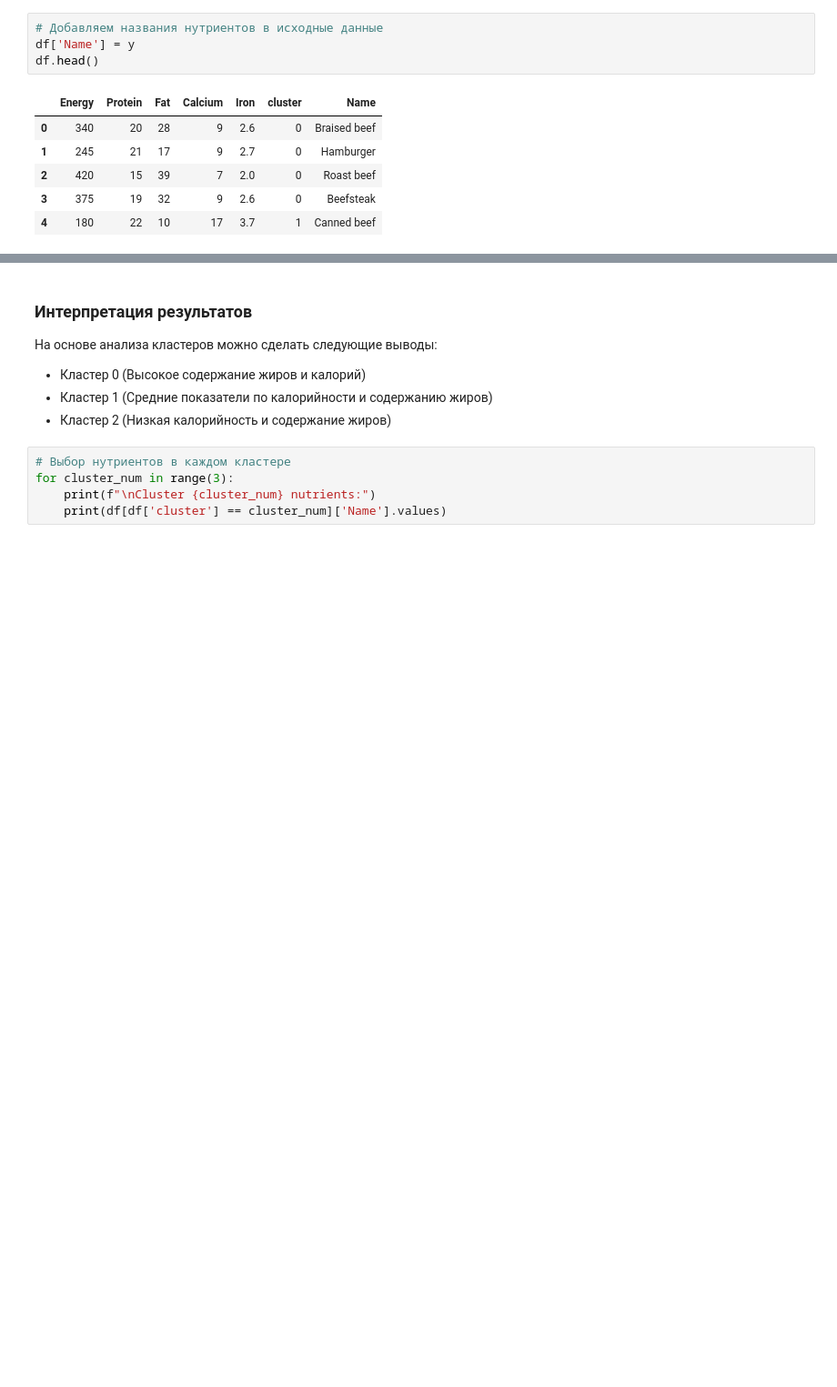
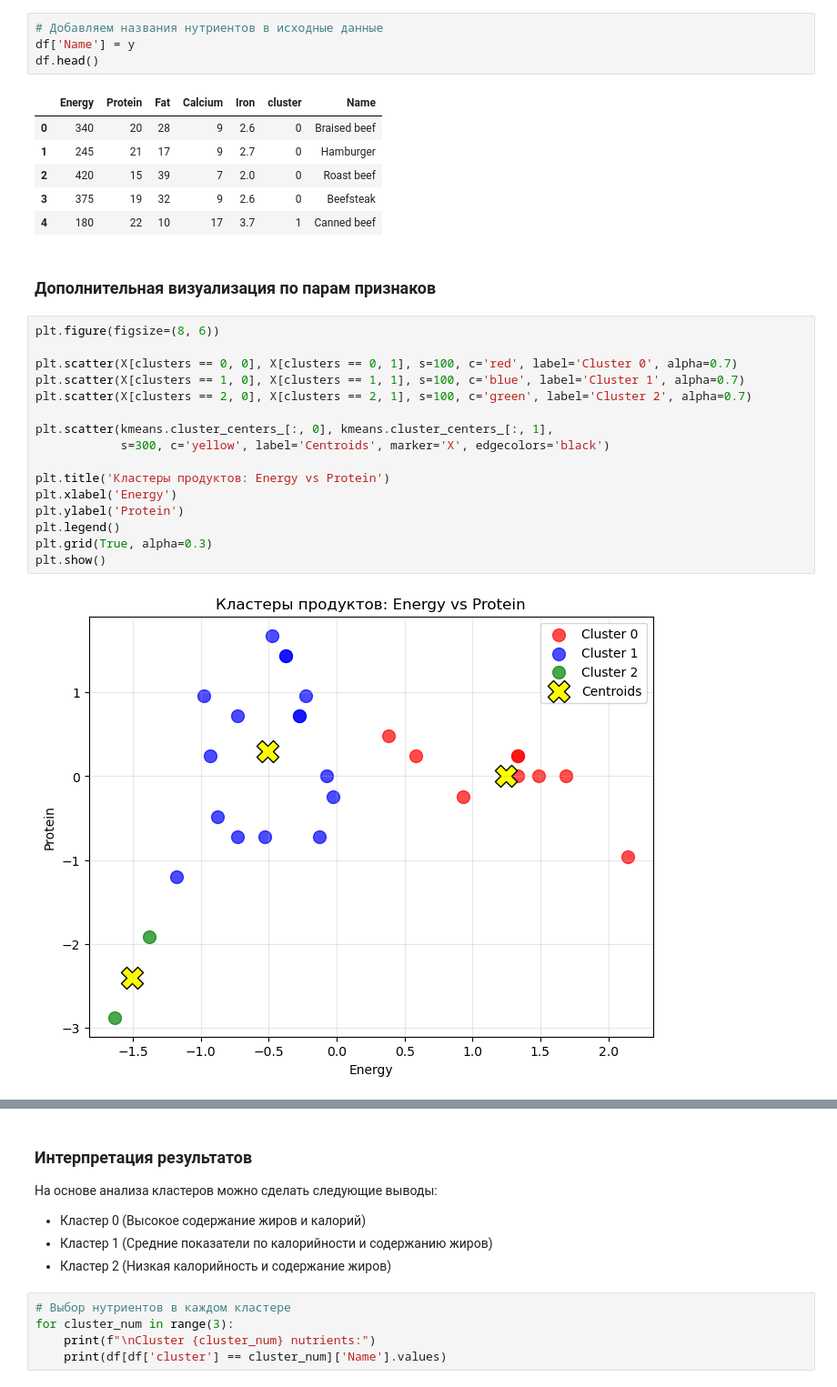
Before and after one commit to VlasovVasylii/Machine-Learning, a Jupyter notebook: lr5.ipynb, the cells around one changed output, grey strips where cells are left out. Shown at 91% size. Drawn from its saved outputs; the diff is of its cells as text; blank space fills up the shorter version.

```diff
--- a/lr5.ipynb
+++ b/lr5.ipynb
@@ -226,3 +226,23 @@ df.head()
 | 2 | 420 | 15 | 39 | 7 | 2.0 | 0 | Roast beef |
 | 3 | 375 | 19 | 32 | 9 | 2.6 | 0 | Beefsteak |
 | 4 | 180 | 22 | 10 | 17 | 3.7 | 1 | Canned beef |
+# %% [markdown]
+### Дополнительная визуализация по парам признаков
+# %%
+plt.figure(figsize=(8, 6))
+
+plt.scatter(X[clusters == 0, 0], X[clusters == 0, 1], s=100, c='red', label='Cluster 0', alpha=0.7)
+plt.scatter(X[clusters == 1, 0], X[clusters == 1, 1], s=100, c='blue', label='Cluster 1', alpha=0.7)
+plt.scatter(X[clusters == 2, 0], X[clusters == 2, 1], s=100, c='green', label='Cluster 2', alpha=0.7)
+
+plt.scatter(kmeans.cluster_centers_[:, 0], kmeans.cluster_centers_[:, 1],
+            s=300, c='yellow', label='Centroids', marker='X', edgecolors='black')
+
+plt.title('Кластеры продуктов: Energy vs Protein')
+plt.xlabel('Energy')
+plt.ylabel('Protein')
+plt.legend()
+plt.grid(True, alpha=0.3)
+plt.show()
+# %% [output]
+[figure, added]
```
Also changed, not shown: parts of 4 cells of this notebook.
